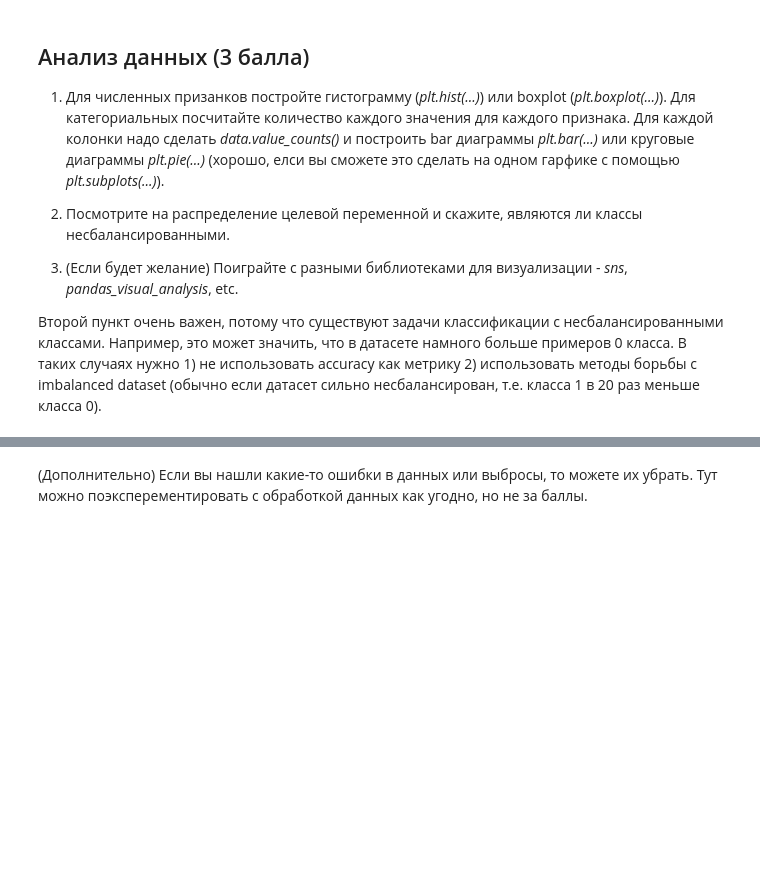
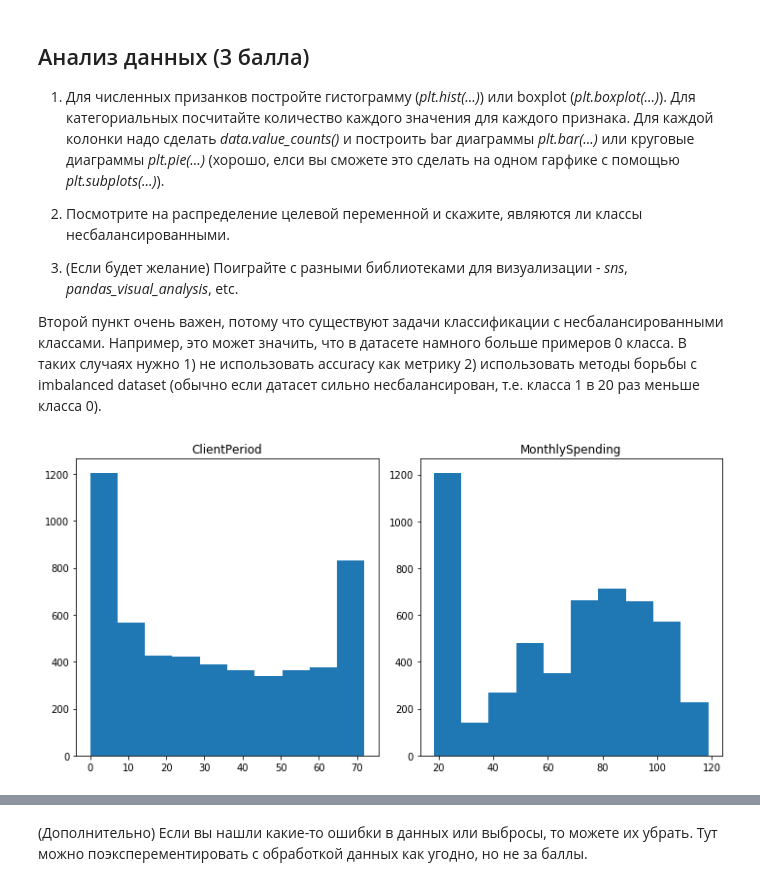
Before and after one commit to deouron/Deep_learning_school, a Jupyter notebook: ДЗ 3/hw_kaggle.ipynb, the cells around one changed output, grey strips where cells are left out. Cells and saved outputs as stored; diff of their text form; code cells hidden in the pictures; blank space fills up the shorter version.

```diff
--- a/ДЗ 3/hw_kaggle.ipynb
+++ b/ДЗ 3/hw_kaggle.ipynb
@@ -151,5 +156,5 @@ data.sample(5)
 # %%
-# YOUR CODE
+data.replace('', np.nan, inplace=True)
 nan_counts = data.isna().sum()
 print(nan_counts)
 # видим, что нет незаполненных значений
@@ -191,6 +196,11 @@ Data columns (total 20 columns):
  19  Churn                     5282 non-null   int64
 dtypes: float64(1), int64(3), object(16)
 memory usage: 825.4+ KB
+# %%
+for i in range(len(data['TotalSpent'])):
+    if data['TotalSpent'][i] == '':
+        data['TotalSpent'][i] = '0'
+data['TotalSpent'] = data['TotalSpent'].astype(float)
 # %%
 # более красивая табличка
 nan_table = pd.DataFrame({'Column Name': nan_counts.index, 'NaN Count': nan_counts.values})
@@ -223,25 +233,13 @@ nan_table
 3) (Если будет желание) Поиграйте с разными библиотеками для визуализации - *sns*, *pandas_visual_analysis*, etc.
 
 Второй пункт очень важен, потому что существуют задачи классификации с несбалансированными классами. Например, это может значить, что в датасете намного больше примеров 0 класса. В таких случаях нужно 1) не использовать accuracy как метрику 2) использовать методы борьбы с imbalanced dataset (обычно если датасет сильно несбалансирован, т.е. класса 1 в 20 раз меньше класса 0).
-# %%
-fig, axes = plt.subplots(nrows=1, ncols=2, figsize=(10, 5))
-
-# Build histograms for numerical data
-for col in num_cols:
-    axes[0].hist(data[col], bins=20, alpha=0.5, label=col)
-
-# Build bar charts for categorical data
-for col in cat_cols:
-    counts = data[col].value_counts()
-    axes[1].bar(counts.index, counts.values, alpha=0.5, label=col)
-
-# Add legends and axis labels
-axes[0].legend()
-axes[0].set_xlabel('Numerical Data')
-axes[0].set_ylabel('Frequency')
-axes[1].legend()
-axes[1].set_xlabel('Categorical Data')
-axes[1].set_ylabel('Count')
-
-# Show the chart
-plt.show()
+# %%
+fig, ax = plt.subplots(nrows=1, ncols=len(num_cols)-1, figsize=(10, 5))
+for i, col in enumerate(num_cols[:-1]):
+    ax[i].hist(data[col])
+    ax[i].set_title(col)
+
+plt.tight_layout()
+plt.show()
+# %% [output]
+[figure, added]
```
Also changed, not shown: parts of 17 cells of this notebook, 7 other files.
